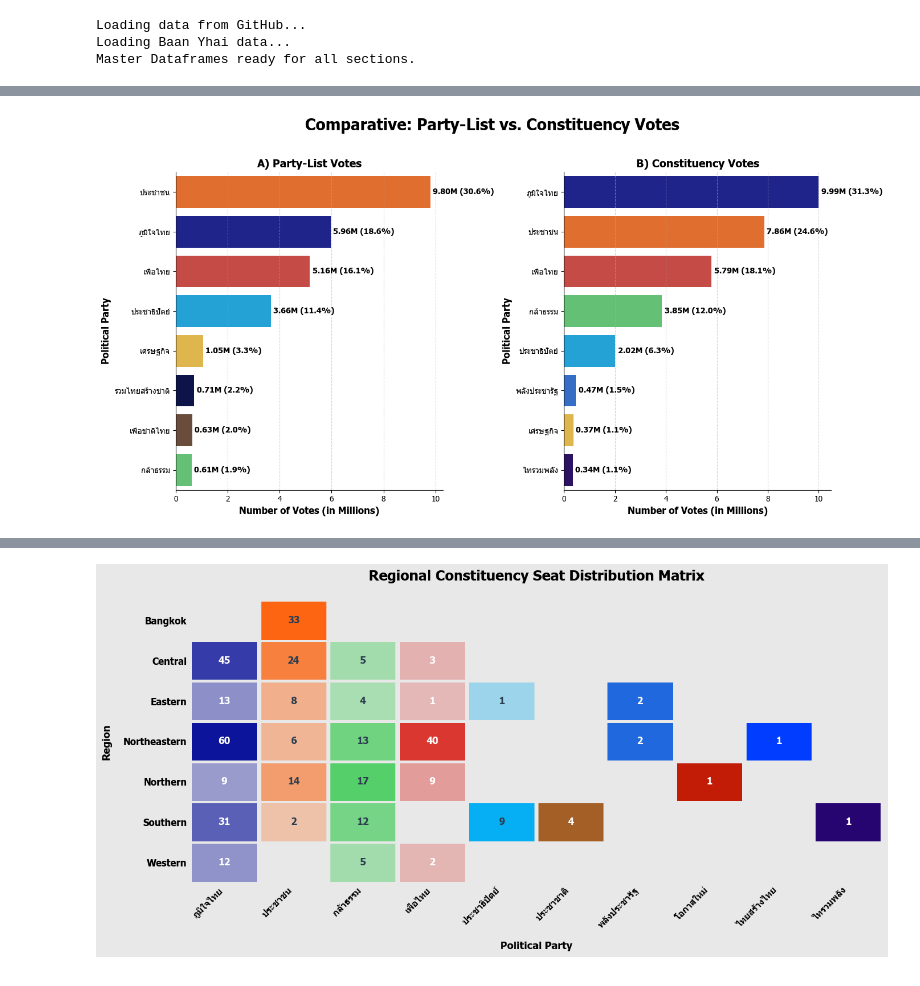
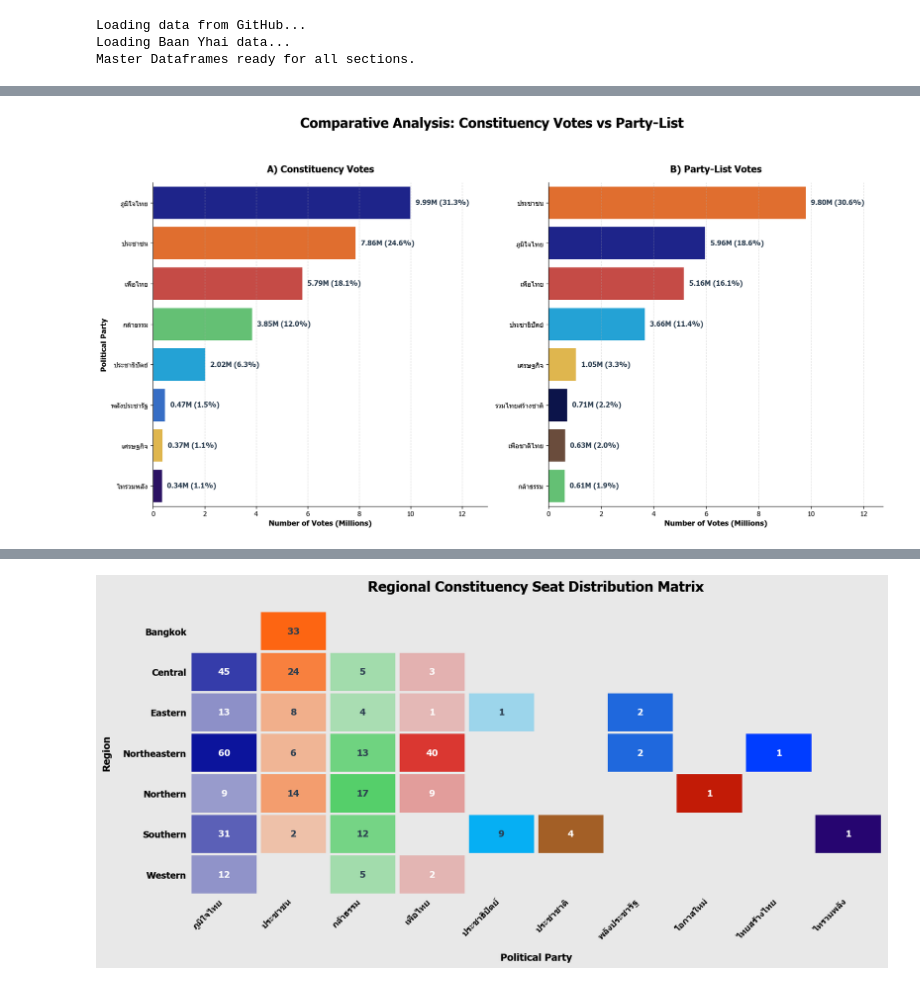
Before and after one commit to Gorszet/DADS5001_Election_2569, a Jupyter notebook: election_analysis69.ipynb, the cells around one changed output, grey strips where cells are left out. Saved outputs shown, nothing was run; the diff lists cells and outputs as text; code cells hidden in the pictures.

```diff
--- a/election_analysis69.ipynb
+++ b/election_analysis69.ipynb
@@ -204,55 +404,67 @@ Parsing JSONs and converting them into normalized CSV tables.
 # %%
+# Comparative Analysis: Constituency Votes vs Party-List เทียบระหว่าง
+
 party_list_votes_all = df_party_full.groupby(['party_name','color','party_id'])['party_list_vote'].sum().reset_index()
 cons_votes_all       = df_cand_full.groupby(['party_name','color','mp_app_party_id'])['mp_app_vote'].sum().reset_index()
 
 party_list_votes_all['vote_millions'] = party_list_votes_all['party_list_vote'] / 1_000_000
 cons_votes_all['vote_millions']       = cons_votes_all['mp_app_vote'] / 1_000_000
 
 total_pl_nat   = party_list_votes_all['party_list_vote'].sum()
 total_cons_nat = cons_votes_all['mp_app_vote'].sum()
 party_list_votes_all['PL_Share']  = (party_list_votes_all['party_list_vote'] / total_pl_nat) * 100
 cons_votes_all['Cons_Share']      = (cons_votes_all['mp_app_vote'] / total_cons_nat) * 100
 
-gap_df = party_list_votes_all[['party_name','color','PL_Share']].merge(
-    cons_votes_all[['party_name','Cons_Share']], on='party_name'
-)
-gap_df['Share_Gap'] = gap_df['Cons_Share'] - gap_df['PL_Share']
-
+# เลือก Top 8 พรรคที่มีคะแนนสูงสุด
 party_list_viz = party_list_votes_all.sort_values('vote_millions', ascending=False).head(8)
 cons_votes_viz = cons_votes_all.sort_values('vote_millions', ascending=False).head(8)
-top_gap        = gap_df.sort_values('PL_Share', ascending=False).head(8)
 
-fig, axes = plt.subplots(1, 2, figsize=(14, 7))
-plt.subplots_adjust(wspace=0.3)
+plt.rcParams['figure.dpi'] = 120
+plt.rcParams['font.family'] = 'Tahoma'
+BG_COLOR = '#ffffff'
+
+fig, axes = plt.subplots(1, 2, figsize=(16, 8), facecolor=BG_COLOR)
+plt.subplots_adjust(wspace=0.35)
+
+# ผลคะแนนการเลือกตั้งสส.เขต
+sns.barplot(data=cons_votes_viz, x='vote_millions', y='party_name',
+            palette=cons_votes_viz['color'].tolist(), ax=axes[0], linewidth=0.8)
+
+axes[0].set_title('A) Constituency Votes', fontsize=14, fontweight='bold', pad=15)
+axes[0].set_xlabel('Number of Votes (Millions)', fontsize=11, fontweight='bold')
+axes[0].set_ylabel('Political Party', fontsize=11, fontweight='bold')
+
+max_cons = cons_votes_viz['vote_millions'].max()
+for i, v in enumerate(cons_votes_viz['vote_millions']):
+    share = cons_votes_viz.iloc[i]['Cons_Share']
+    axes[0].text(v + (max_cons * 0.02), i, f'{v:.2f}M ({share:.1f}%)',
+                 va='center', fontsize=10, fontweight='bold', color='#2c3e50')
+axes[0].set_xlim(0, max_cons * 1.3)
 
 # ผลคะแนนการเลือกตั้งสส.บัญชีรายชื่อ
 sns.barplot(data=party_list_viz, x='vote_millions', y='party_name',
-            palette=party_list_viz['color'].tolist(), ax=axes[0])
-axes[0].set_title('A) Party-List Votes', fontsize=14, fontweight='bold')
-axes[0].set_xlabel('Number of Votes (in Millions)', fontsize=12, fontweight='bold')
-axes[0].set_ylabel('Political Party', fontsize=12, fontweight='bold')
+            palette=party_list_viz['color'].tolist(), ax=axes[1], linewidth=0.8)
+
+axes[1].set_title('B) Party-List Votes', fontsize=14, fontweight='bold', pad=15)
+axes[1].set_xlabel('Number of Votes (Millions)', fontsize=11, fontweight='bold')
+axes[1].set_ylabel('')
+
+max_pl = party_list_viz['vote_millions'].max()
 for i, v in enumerate(party_list_viz['vote_millions']):
     share = party_list_viz.iloc[i]['PL_Share']
-    axes[0].text(v + 0.1, i, f'{v:.2f}M ({share:.1f}%)', va='center', fontsize=10, fontweight='bold')
+    axes[1].text(v + (max_pl * 0.02), i, f'{v:.2f}M ({share:.1f}%)',
+                 va='center', fontsize=10, fontweight='bold', color='#2c3e50')
+axes[1].set_xlim(0, max_pl * 1.3)
 
-# ผลคะแนนการเลือกตั้งสส.เขต
-sns.barplot(data=cons_votes_viz, x='vote_millions', y='party_name',
-            palette=cons_votes_viz['color'].tolist(), ax=axes[1])
-axes[1].set_title('B) Constituency Votes', fontsize=14, fontweight='bold')
-axes[1].set_xlabel('Number of Votes (in Millions)', fontsize=12, fontweight='bold')
-axes[1].set_ylabel('Political Party', fontsize=12, fontweight='bold')
-for i, v in enumerate(cons_votes_viz['vote_millions']):
-    share = cons_votes_viz.iloc[i]['Cons_Share']
-    axes[1].text(v + 0.1, i, f'{v:.2f}M ({share:.1f}%)', va='center', fontsize=10, fontweight='bold')
+for ax in axes:
+    ax.grid(True, axis='x', linestyle='--', alpha=0.4)
+    ax.set_facecolor(BG_COLOR)
+    sns.despine(ax=ax)
 
-axes[0].grid(True, which='major', axis='x', linestyle='--', alpha=0.5)
-axes[1].grid(True, which='major', axis='x', linestyle='--', alpha=0.5)
-axes[0].spines['top'].set_visible(False)
-axes[0].spines['right'].set_visible(False)
-axes[1].spines['top'].set_visible(False)
-axes[1].spines['right'].set_visible(False)
-plt.suptitle('Comparative: Party-List vs. Constituency Votes', fontsize=20, fontweight='bold', y=1.02)
+plt.suptitle('Comparative Analysis: Constituency Votes vs Party-List',
+             fontsize=20, fontweight='bold', y=1.05, x=0.5)
 plt.tight_layout()
+# plt.savefig('1.4_constituency_vs_party_list.png', dpi=300, bbox_inches='tight')
 plt.show()
 # %% [output]
-[figure, old version]
+[figure, new version]
```
Also changed, not shown: parts of 14 cells of this notebook.
